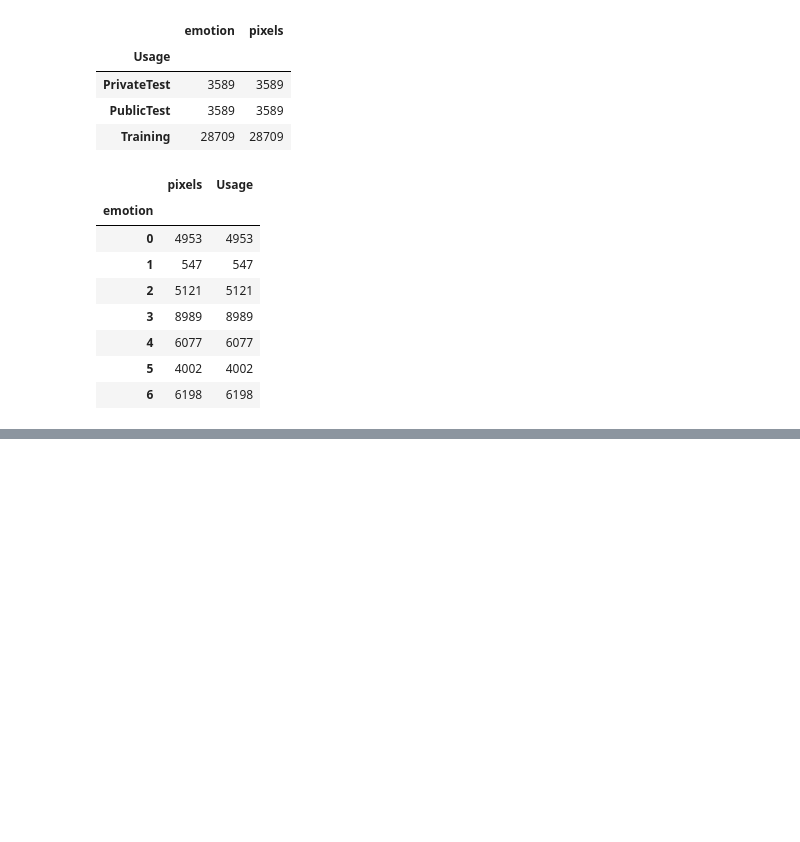
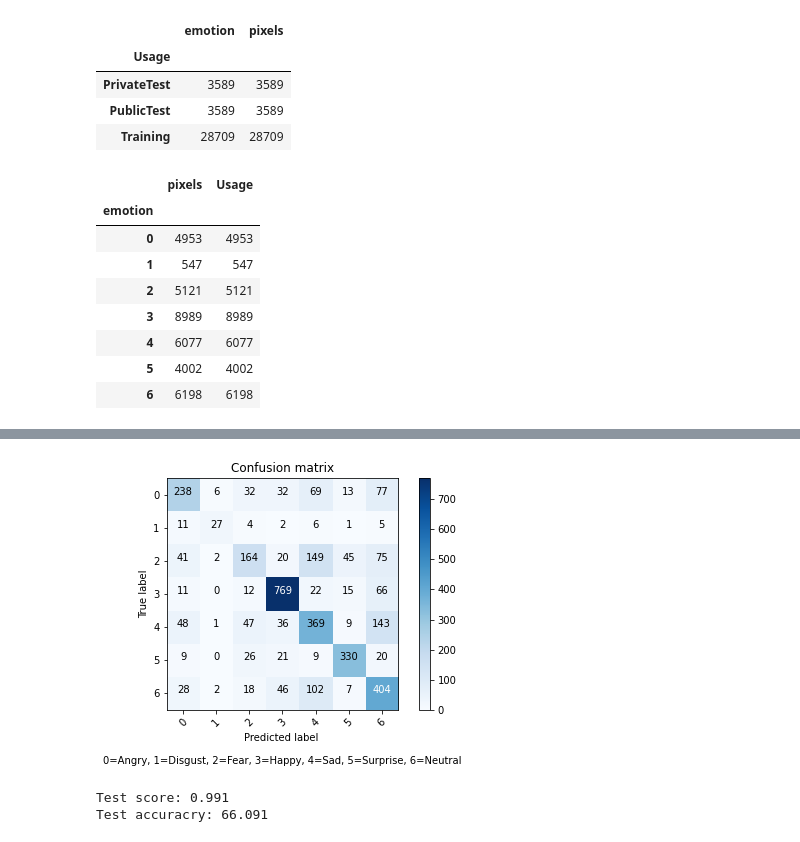
Before and after one commit to uninstallit/ATI736, a Jupyter notebook: Final/cnn.ipynb, the cells around one changed output, grey strips where cells are left out. Cells and saved outputs as stored; diff of their text form; code cells hidden in the pictures; blank space fills up the shorter version.

```diff
--- a/Final/cnn.ipynb
+++ b/Final/cnn.ipynb
@@ -123,0 +164,49 @@ model.save('final_model.h5')
+# %%
+save_model = load_model('final_model.h5')
+# %%
+def plot_confusion_matrix(cm, classes,
+                          normalize=False,
+                          title='Confusion matrix',
+                          cmap=plt.cm.Blues):
+
+    plt.imshow(cm, interpolation='nearest', cmap=cmap)
+    plt.title(title)
+    plt.colorbar()
+    tick_marks = np.arange(len(classes))
+    plt.xticks(tick_marks, classes, rotation=45)
+    plt.yticks(tick_marks, classes)
+
+
+    if normalize:
+        cm = cm.astype('float') / cm.sum(axis=1)[:, np.newaxis]
+
+    thresh = cm.max() / 2.
+    for i, j in itertools.product(range(cm.shape[0]), range(cm.shape[1])):
+        plt.text(j, i, cm[i, j],
+                 horizontalalignment="center",
+                 color="white" if cm[i, j] > thresh else "black")
+
+    labels = "0=Angry, 1=Disgust, 2=Fear, 3=Happy, 4=Sad, 5=Surprise, 6=Neutral"
+    plt.tight_layout()
+    plt.ylabel('True label')
+    plt.xlabel('Predicted label \n\n' + labels)
+# %%
+# Predict the values from the validation dataset
+y_pred = save_model.predict(X_val)
+# Convert predictions classes to one hot vectors
+y_pred_classes = np.argmax(y_pred,axis = 1)
+# Convert validation observations to one hot vectors
+y_true = np.argmax(y_val,axis = 1)
+# compute the confusion matrix
+confusion_mtx = confusion_matrix(y_true, y_pred_classes)
+# plot the confusion matrix
+plot_confusion_matrix(confusion_mtx, classes = range(7))
+# %% [output]
+[figure, added]
+# %%
+score, acc = save_model.evaluate(X_test, y_test, verbose=0)
+print('Test score: %.3f'% score)
+print('Test accuracry: %.3f' % (acc * 100.0))
+# %% [output]
+Test score: 0.991
+Test accuracry: 66.091
```
Also changed, not shown: parts of 7 cells of this notebook.
